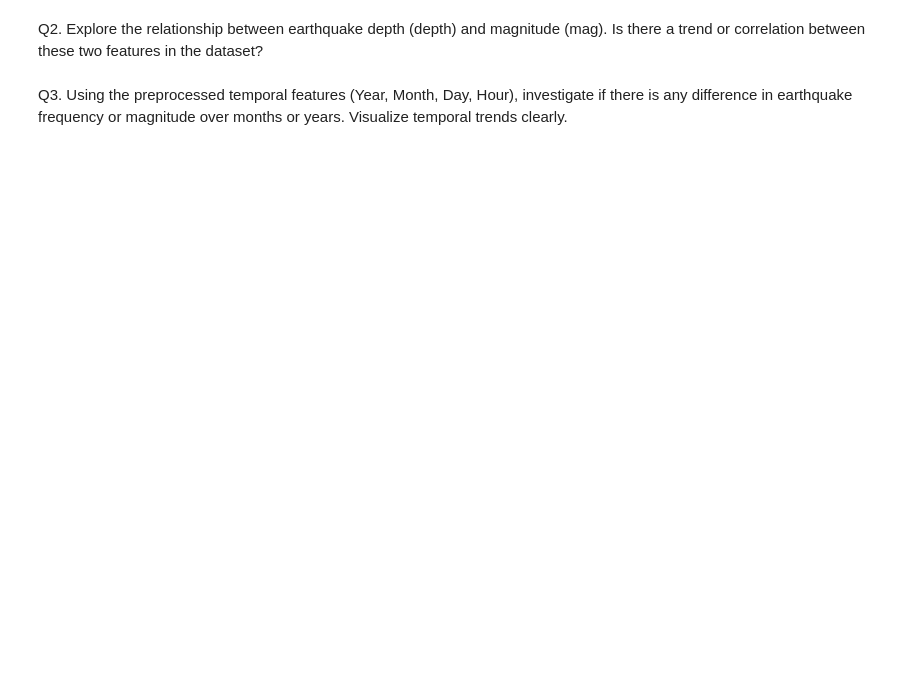
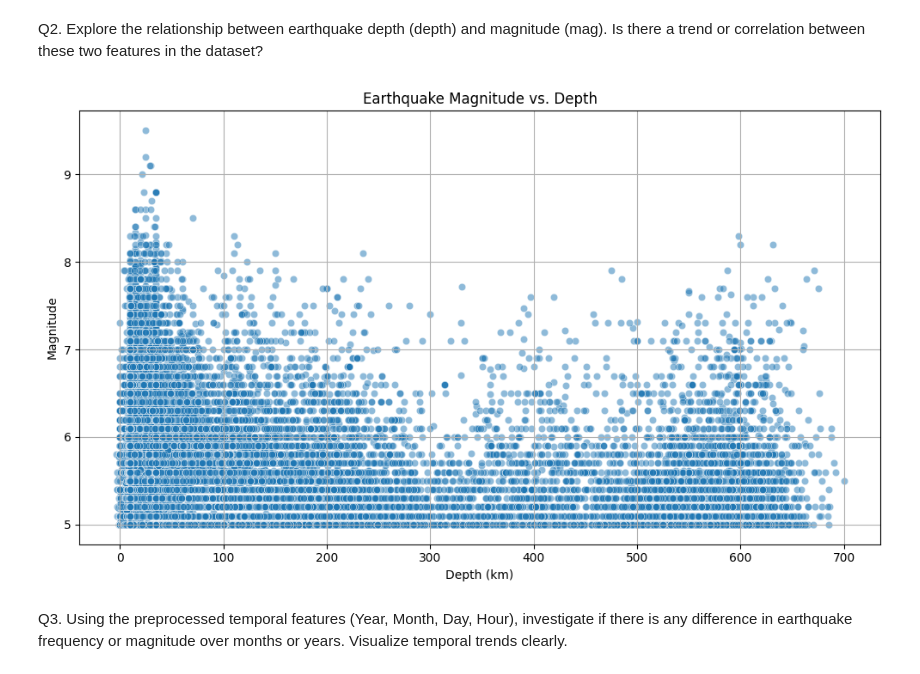
Before and after one commit to ImpactsenseAI-Intern-Project-OCT25/impactsenseAI-Infosys-Intern-project, a Jupyter notebook: milestone_1/week_2/Day_9/Assignment_1.ipynb, the cells around one changed output. Saved outputs shown, nothing was run; the diff lists cells and outputs as text; code cells hidden in the pictures; blank space fills up the shorter version.

```diff
--- a/milestone_1/week_2/Day_9/Assignment_1.ipynb
+++ b/milestone_1/week_2/Day_9/Assignment_1.ipynb
@@ -7,4 +70,15 @@ Q1. Analyze the distribution of earthquake magnitudes (mag) and explore how they
 # %% [markdown]
 Q2. Explore the relationship between earthquake depth (depth) and magnitude (mag). Is there a trend or correlation between these two features in the dataset?
+# %%
+plt.figure(figsize=(10, 6))
+sns.scatterplot(x='depth', y='mag', data=df, alpha=0.5)
+plt.title('Earthquake Magnitude vs. Depth')
+plt.xlabel('Depth (km)')
+plt.ylabel('Magnitude')
+plt.grid(True)
+plt.tight_layout()
+plt.show()
+# %% [output]
+[figure, added]
 # %% [markdown]
 Q3. Using the preprocessed temporal features (Year, Month, Day, Hour), investigate if there is any difference in earthquake frequency or magnitude over months or years. Visualize temporal trends clearly.
```
Also changed, not shown: parts of 8 cells of this notebook, 12 other files.
